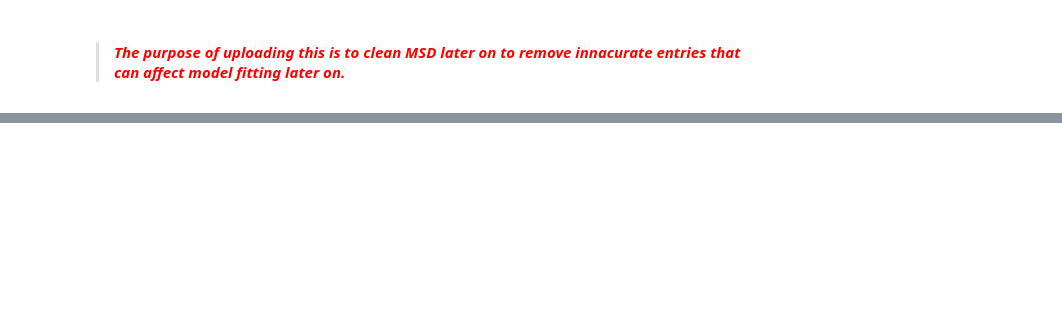
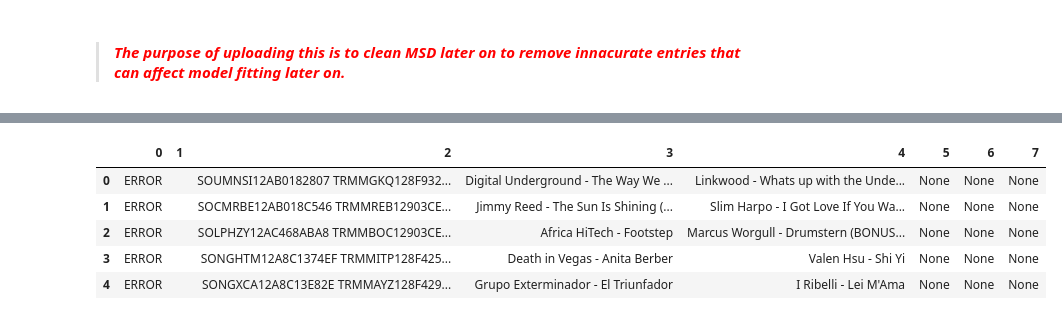
Before and after one commit to IvetteMTapia/Capstone1_Songs-Recommender_System, a Jupyter notebook: Capstone1_Data Wrangling.ipynb, the cells around one changed output, grey strips where cells are left out. Saved outputs shown, nothing was run; the diff lists cells and outputs as text; code cells hidden in the pictures; blank space fills up the shorter version.

```diff
--- a/Capstone1_Data Wrangling.ipynb
+++ b/Capstone1_Data Wrangling.ipynb
@@ -258,0 +655,12 @@ Wall time: 362 ms
+# %%
+%time
+
+#Upload known song mismatches.
+#More information of mismatch issue can be found here:
+#https://labrosa.ee.columbia.edu/millionsong/blog/12-2-12-fixing-matching-errors
+
+url = 'http://labrosa.ee.columbia.edu/millionsong/sites/default/files/tasteprofile/sid_mismatches.txt'
+
+urlretrieve(url, 'sid_mismatches.txt')
+
+txt_file_mis = r'sid_mismatches.txt'
@@ -258,0 +684,18 @@ Wall time: 362 ms
+# %%
+#Read mistmatches txt files as a dataframe. It reads all the data as one column
+
+msd_mismatch_data = pd.read_csv(txt_file_mis,sep='delimeter',
+                                 header=None, engine = 'python',names = ['mismatches'])
+
+#Explit using delimeters
+
+msd_mismatch_data = msd_mismatch_data.mismatches.str.split(':|<|>|!=',expand=True)
+
+msd_mismatch_data.head()
+# %% [output]
+|  | 0 | 1 | 2 | 3 | 4 | 5 | 6 | 7 |
+| 0 | ERROR |  | SOUMNSI12AB0182807 TRMMGKQ128F932... | Digital Underground - The Way We ... | Linkwood - Whats up with the Unde... | None | None | None |
+| 1 | ERROR |  | SOCMRBE12AB018C546 TRMMREB12903CE... | Jimmy Reed - The Sun Is Shining (... | Slim Harpo - I Got Love If You Wa... | None | None | None |
+| 2 | ERROR |  | SOLPHZY12AC468ABA8 TRMMBOC12903CE... | Africa HiTech - Footstep | Marcus Worgull - Drumstern (BONUS... | None | None | None |
+| 3 | ERROR |  | SONGHTM12A8C1374EF TRMMITP128F425... | Death in Vegas - Anita Berber | Valen Hsu - Shi Yi | None | None | None |
+| 4 | ERROR |  | SONGXCA12A8C13E82E TRMMAYZ128F429... | Grupo Exterminador - El Triunfador | I Ribelli - Lei M'Ama | None | None | None |
```
Also changed, not shown: parts of 117 cells of this notebook.
